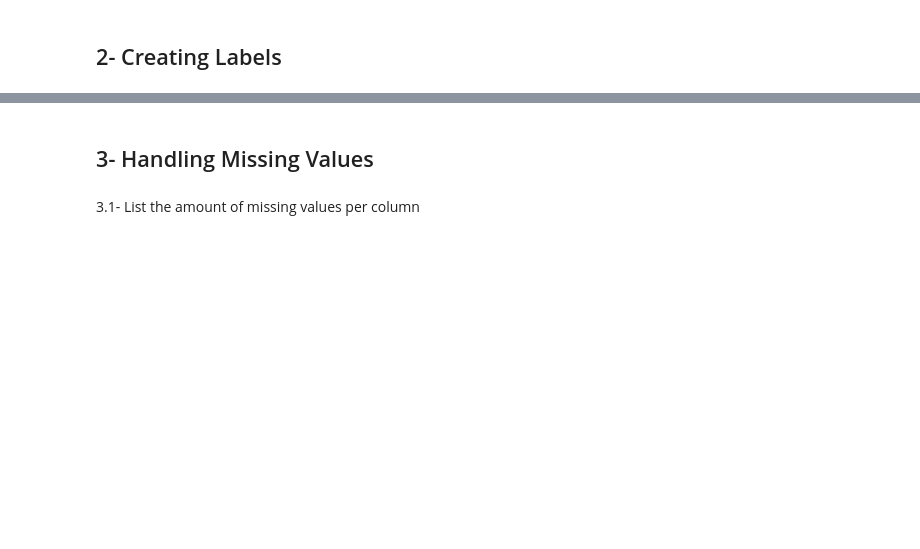
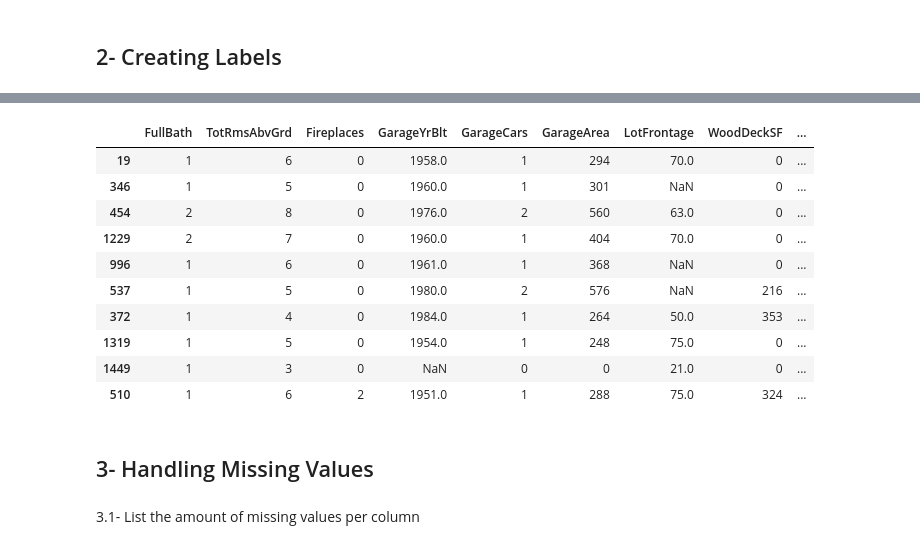
Before and after one commit to pereiranuno/preprocessingdatapt1, a Jupyter notebook: MPPD_project.ipynb, the cells around one changed output, grey strips where cells are left out. Cells and saved outputs as stored; diff of their text form; code cells hidden in the pictures; blank space fills up the shorter version.

```diff
--- a/MPPD_project.ipynb
+++ b/MPPD_project.ipynb
@@ -165,5 +196,0 @@ use  bins
-# %%
-bins = [df_subset['SalePrice'].min() - 1, median_price, df_subset['SalePrice'].max()]
-labels = [0, 1]
-
-df_subset['target'] = pd.cut(df_subset['SalePrice'], bins=bins, labels=labels).astype(int)
@@ -175,0 +212,9 @@ See the caveats in the documentation: https://pandas.pydata.org/pandas-docs/stab
+# %%
+
+# Criar o KBinsDiscretizer para 2 bins usando a estratégia quantile
+discretizer = KBinsDiscretizer(n_bins=2, encode='ordinal', strategy='quantile')
+
+# Ajustar e transformar os valores de SalePrice
+df_subset['SalesPriceBinned'] = discretizer.fit_transform(df_subset[['SalePrice']]).astype(int).flatten()
+
+print(df_subset['SalesPriceBinned'].value_counts())
@@ -176,3 +231,17 @@ See the caveats in the documentation: https://pandas.pydata.org/pandas-docs/stab
+# %%
+df_subset.sample(10)
+# %% [output]
+|  | FullBath | TotRmsAbvGrd | Fireplaces | GarageYrBlt | GarageCars | GarageArea | LotFrontage | WoodDeckSF | ... |
+| 19 | 1 | 6 | 0 | 1958.0 | 1 | 294 | 70.0 | 0 | ... |
+| 346 | 1 | 5 | 0 | 1960.0 | 1 | 301 | NaN | 0 | ... |
+| 454 | 2 | 8 | 0 | 1976.0 | 2 | 560 | 63.0 | 0 | ... |
+| 1229 | 2 | 7 | 0 | 1960.0 | 1 | 404 | 70.0 | 0 | ... |
+| 996 | 1 | 6 | 0 | 1961.0 | 1 | 368 | NaN | 0 | ... |
+| 537 | 1 | 5 | 0 | 1980.0 | 2 | 576 | NaN | 216 | ... |
+| 372 | 1 | 4 | 0 | 1984.0 | 1 | 264 | 50.0 | 353 | ... |
+| 1319 | 1 | 5 | 0 | 1954.0 | 1 | 248 | 75.0 | 0 | ... |
+| 1449 | 1 | 3 | 0 | NaN | 0 | 0 | 21.0 | 0 | ... |
+| 510 | 1 | 6 | 2 | 1951.0 | 1 | 288 | 75.0 | 324 | ... |
 # %% [markdown]
 ## 3- Handling Missing Values
 # %% [markdown]
```
Also changed, not shown: parts of 12 cells of this notebook, 1 other file.
